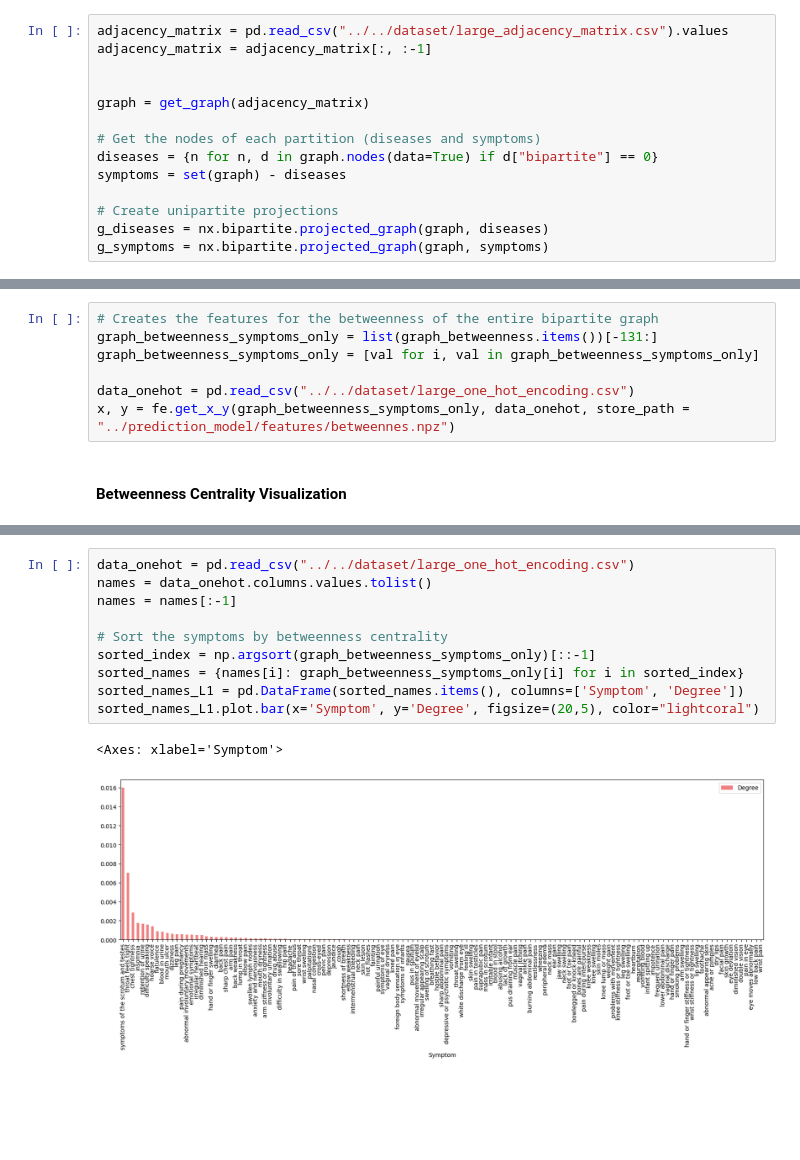
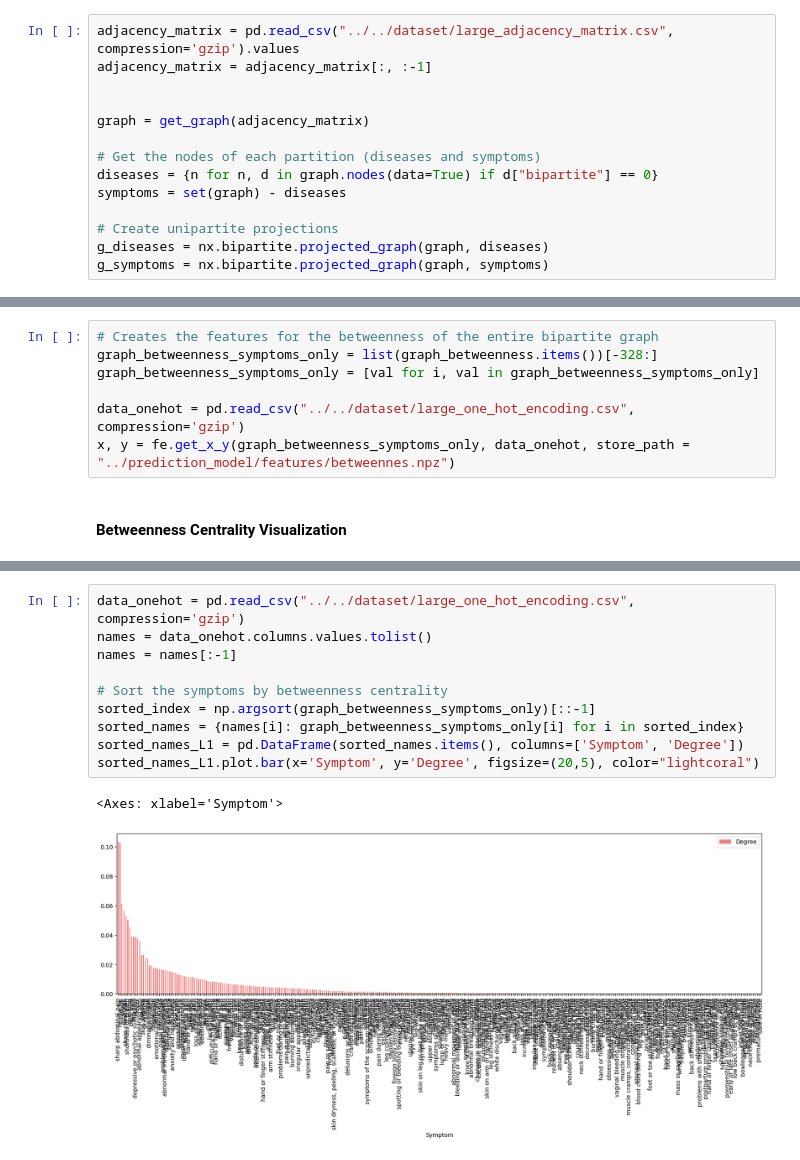
Before and after one commit to DavideLigari/disease-prediction, a Jupyter notebook: code/metrics_analysis/betweenness_centrality.ipynb, the cells around one changed output, grey strips where cells are left out. Drawn from its saved outputs; the diff is of its cells as text; blank space fills up the shorter version.

Commit message:
betweenness features

```diff
--- a/code/metrics_analysis/betweenness_centrality.ipynb
+++ b/code/metrics_analysis/betweenness_centrality.ipynb
@@ -17,7 +17,7 @@ import scripts.features_extraction as fe
 # %% [markdown]
 ## Create the graphs
 # %%
-adjacency_matrix = pd.read_csv("../../dataset/large_adjacency_matrix.csv").values
+adjacency_matrix = pd.read_csv("../../dataset/large_adjacency_matrix.csv", compression='gzip').values
 adjacency_matrix = adjacency_matrix[:, :-1]
 
 
@@ -49,9 +49,9 @@ Symptoms projection graph: 0.002
 # %%
 # Creates the features for the betweenness of the entire bipartite graph
-graph_betweenness_symptoms_only = list(graph_betweenness.items())[-131:]
+graph_betweenness_symptoms_only = list(graph_betweenness.items())[-328:]
 graph_betweenness_symptoms_only = [val for i, val in graph_betweenness_symptoms_only]
 
-data_onehot = pd.read_csv("../../dataset/large_one_hot_encoding.csv")
+data_onehot = pd.read_csv("../../dataset/large_one_hot_encoding.csv", compression='gzip')
 x, y = fe.get_x_y(graph_betweenness_symptoms_only, data_onehot, store_path = "../prediction_model/features/betweennes.npz")
 # %% [markdown]
 #### Betweenness Centrality Visualization
@@ -136,13 +136,13 @@ plt.bar(
 # %%
-data_onehot = pd.read_csv("../../dataset/large_one_hot_encoding.csv")
+data_onehot = pd.read_csv("../../dataset/large_one_hot_encoding.csv", compression='gzip')
 names = data_onehot.columns.values.tolist()
 names = names[:-1]
 
 # Sort the symptoms by betweenness centrality
 sorted_index = np.argsort(graph_betweenness_symptoms_only)[::-1]
 sorted_names = {names[i]: graph_betweenness_symptoms_only[i] for i in sorted_index}
 sorted_names_L1 = pd.DataFrame(sorted_names.items(), columns=['Symptom', 'Degree'])
 sorted_names_L1.plot.bar(x='Symptom', y='Degree', figsize=(20,5), color="lightcoral")
 # %% [output]
 <Axes: xlabel='Symptom'>
-[figure, old version]
+[figure, new version]
```
Also changed, not shown: parts of 4 cells of this notebook, 7 other files.
